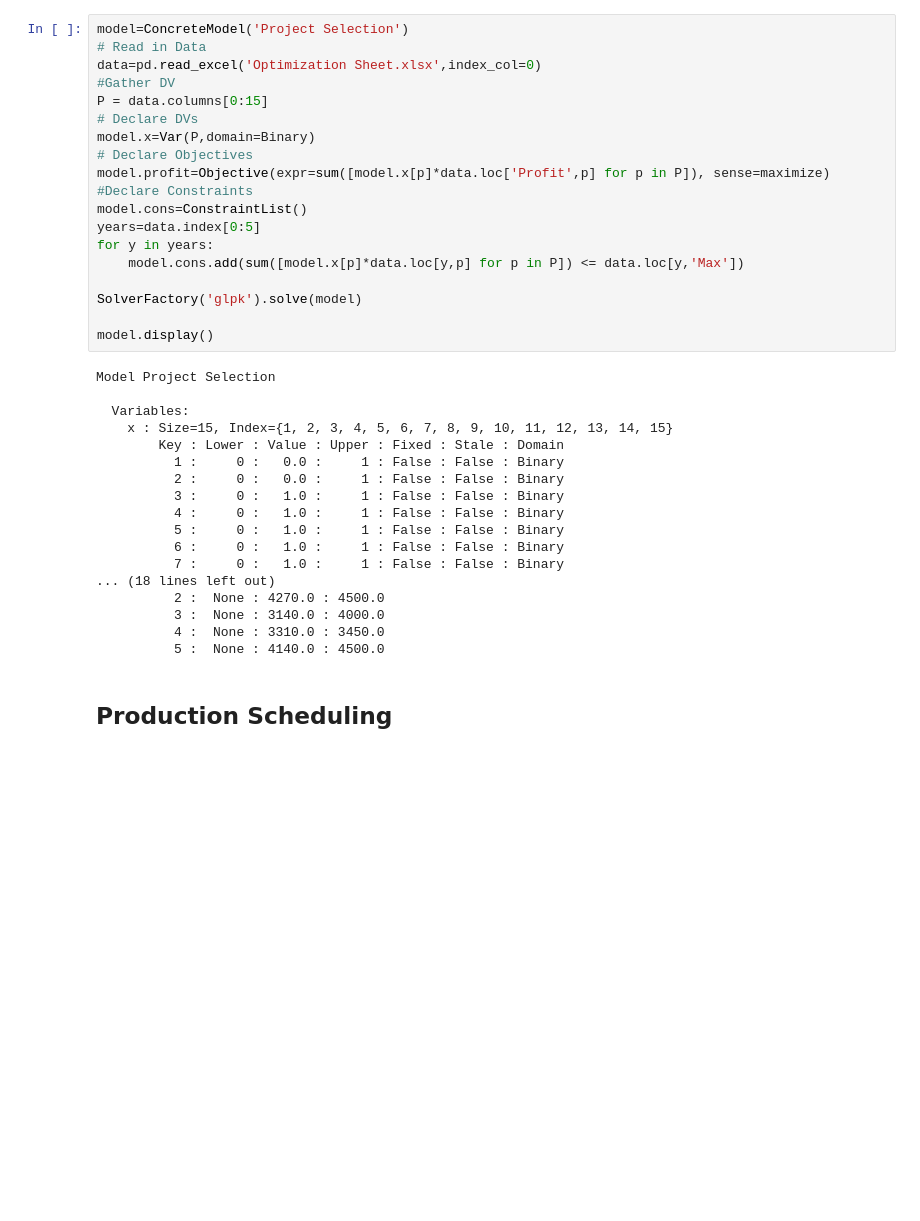
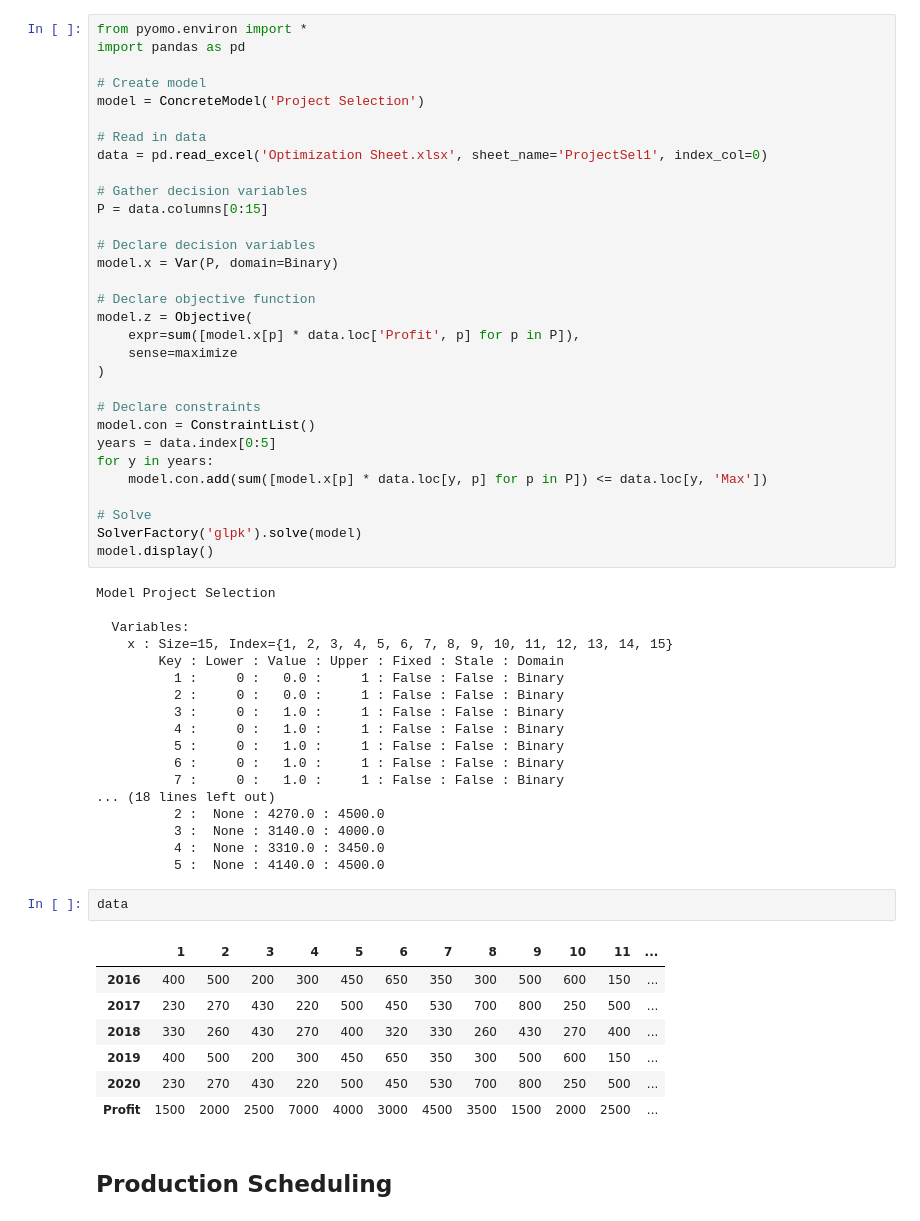
Before and after one commit to rondan-25/Optimization-Course, a Jupyter notebook: Portfolio3.ipynb, the cells around one changed output. Drawn from its saved outputs; the diff is of its cells as text; blank space fills up the shorter version.

```diff
--- a/Portfolio3.ipynb
+++ b/Portfolio3.ipynb
@@ -316,23 +316,35 @@ Model Investment Portfolios
 # %% [markdown]
 ## Project Selection
 # %%
-model=ConcreteModel('Project Selection')
-# Read in Data
-data=pd.read_excel('Optimization Sheet.xlsx',index_col=0)
-#Gather DV
+from pyomo.environ import *
+import pandas as pd
+
+# Create model
+model = ConcreteModel('Project Selection')
+
+# Read in data
+data = pd.read_excel('Optimization Sheet.xlsx', sheet_name='ProjectSel1', index_col=0)
+
+# Gather decision variables
 P = data.columns[0:15]
-# Declare DVs
-model.x=Var(P,domain=Binary)
-# Declare Objectives
-model.profit=Objective(expr=sum([model.x[p]*data.loc['Profit',p] for p in P]), sense=maximize)
-#Declare Constraints
-model.cons=ConstraintList()
-years=data.index[0:5]
+
+# Declare decision variables
+model.x = Var(P, domain=Binary)
+
+# Declare objective function
+model.z = Objective(
+    expr=sum([model.x[p] * data.loc['Profit', p] for p in P]),
+    sense=maximize
+)
+
+# Declare constraints
+model.con = ConstraintList()
+years = data.index[0:5]
 for y in years:
-    model.cons.add(sum([model.x[p]*data.loc[y,p] for p in P]) <= data.loc[y,'Max'])
+    model.con.add(sum([model.x[p] * data.loc[y, p] for p in P]) <= data.loc[y, 'Max'])
 
+# Solve
 SolverFactory('glpk').solve(model)
-
 model.display()
 # %% [output]
 Model Project Selection
@@ -352,6 +364,16 @@ Model Project Selection
           3 :  None : 3140.0 : 4000.0
           4 :  None : 3310.0 : 3450.0
           5 :  None : 4140.0 : 4500.0
+# %%
+data
+# %% [output]
+|  | 1 | 2 | 3 | 4 | 5 | 6 | 7 | 8 | 9 | 10 | 11 | ... |
+| 2016 | 400 | 500 | 200 | 300 | 450 | 650 | 350 | 300 | 500 | 600 | 150 | ... |
+| 2017 | 230 | 270 | 430 | 220 | 500 | 450 | 530 | 700 | 800 | 250 | 500 | ... |
+| 2018 | 330 | 260 | 430 | 270 | 400 | 320 | 330 | 260 | 430 | 270 | 400 | ... |
+| 2019 | 400 | 500 | 200 | 300 | 450 | 650 | 350 | 300 | 500 | 600 | 150 | ... |
+| 2020 | 230 | 270 | 430 | 220 | 500 | 450 | 530 | 700 | 800 | 250 | 500 | ... |
+| Profit | 1500 | 2000 | 2500 | 7000 | 4000 | 3000 | 4500 | 3500 | 1500 | 2000 | 2500 | ... |
 # %% [markdown]
 ## Production Scheduling
 # %%
```
Also changed, not shown: parts of 9 cells of this notebook, 1 other file.
